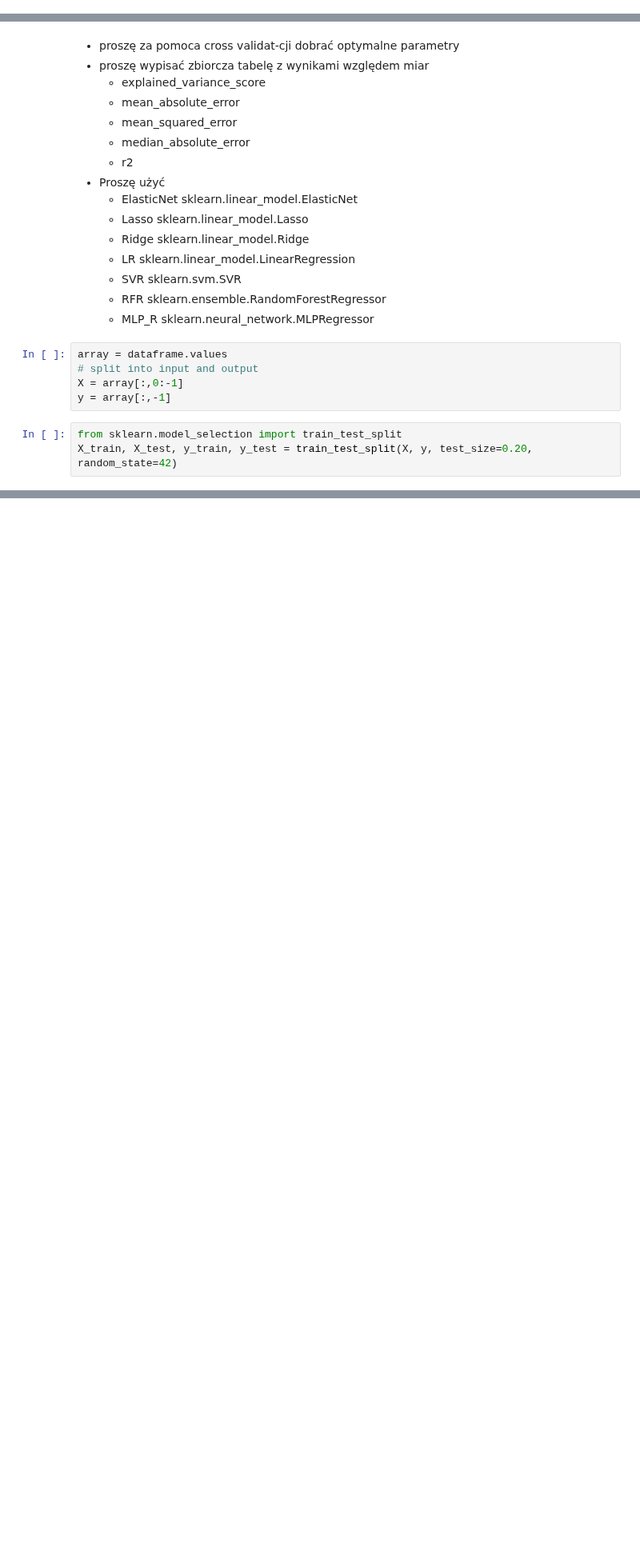
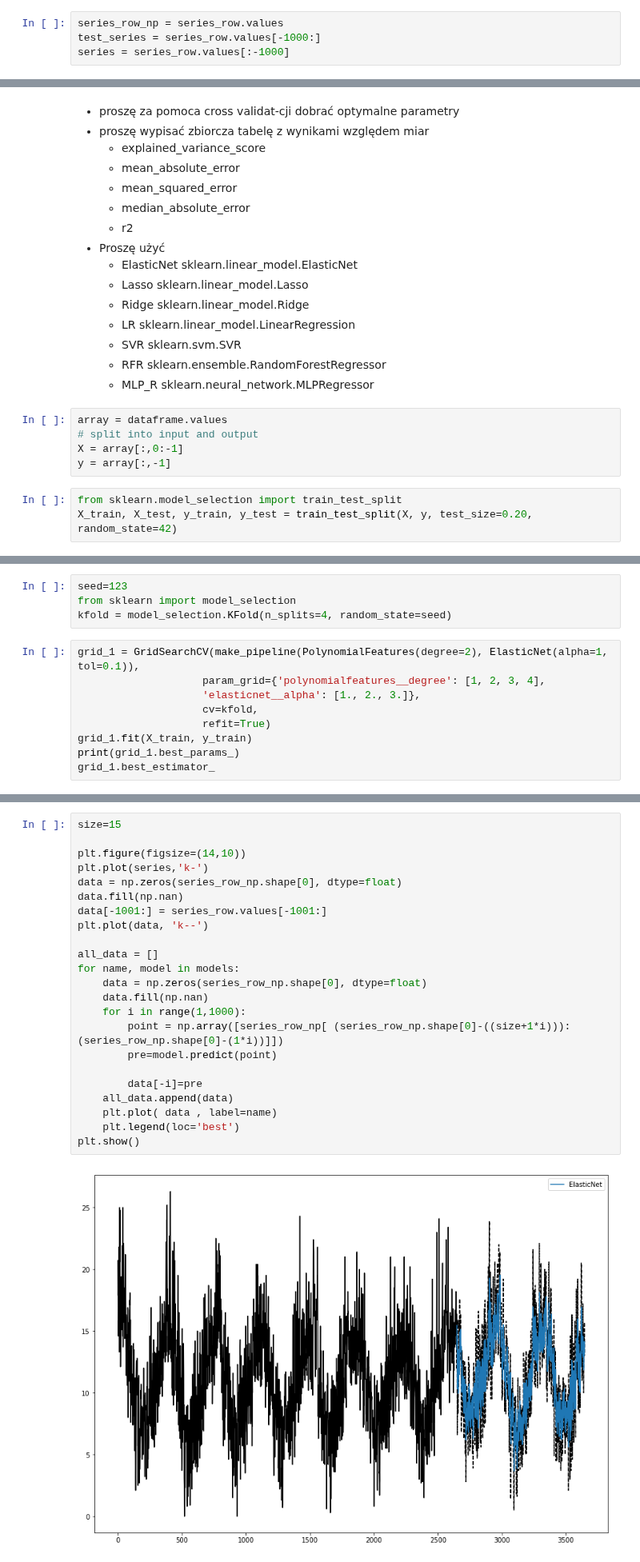
Before and after one commit to przem85/bootcamp, a Jupyter notebook: statistics/D15_Z19_series_to_supervised.ipynb, the cells around one changed output, grey strips where cells are left out. Shown at 80% size. Saved outputs shown, nothing was run; the diff lists cells and outputs as text; blank space fills up the shorter version.

```diff
--- a/statistics/D15_Z19_series_to_supervised.ipynb
+++ b/statistics/D15_Z19_series_to_supervised.ipynb
@@ -29,0 +38,4 @@ plt.show()
+# %%
+series_row_np = series_row.values
+test_series = series_row.values[-1000:]
+series = series_row.values[:-1000]
@@ -112,0 +121,13 @@ X_train, X_test, y_train, y_test = train_test_split(X, y, test_size=0.20, random
+# %%
+seed=123
+from sklearn import model_selection
+kfold = model_selection.KFold(n_splits=4, random_state=seed)
+# %%
+grid_1 = GridSearchCV(make_pipeline(PolynomialFeatures(degree=2), ElasticNet(alpha=1, tol=0.1)),
+                    param_grid={'polynomialfeatures__degree': [1, 2, 3, 4],
+                    'elasticnet__alpha': [1., 2., 3.]},
+                    cv=kfold,
+                    refit=True)
+grid_1.fit(X_train, y_train)
+print(grid_1.best_params_)
+grid_1.best_estimator_
@@ -112,0 +197,25 @@ X_train, X_test, y_train, y_test = train_test_split(X, y, test_size=0.20, random
+# %%
+size=15
+
+plt.figure(figsize=(14,10))
+plt.plot(series,'k-')
+data = np.zeros(series_row_np.shape[0], dtype=float)
+data.fill(np.nan)
+data[-1001:] = series_row.values[-1001:]
+plt.plot(data, 'k--')
+
+all_data = []
+for name, model in models:
+    data = np.zeros(series_row_np.shape[0], dtype=float)
+    data.fill(np.nan)
+    for i in range(1,1000):
+        point = np.array([series_row_np[ (series_row_np.shape[0]-((size+1*i))):(series_row_np.shape[0]-(1*i))]])
+        pre=model.predict(point)
+
+        data[-i]=pre
+    all_data.append(data)
+    plt.plot( data , label=name)
+    plt.legend(loc='best')
+plt.show()
+# %% [output]
+[figure, added]
```
Also changed, not shown: parts of 10 cells of this notebook.
